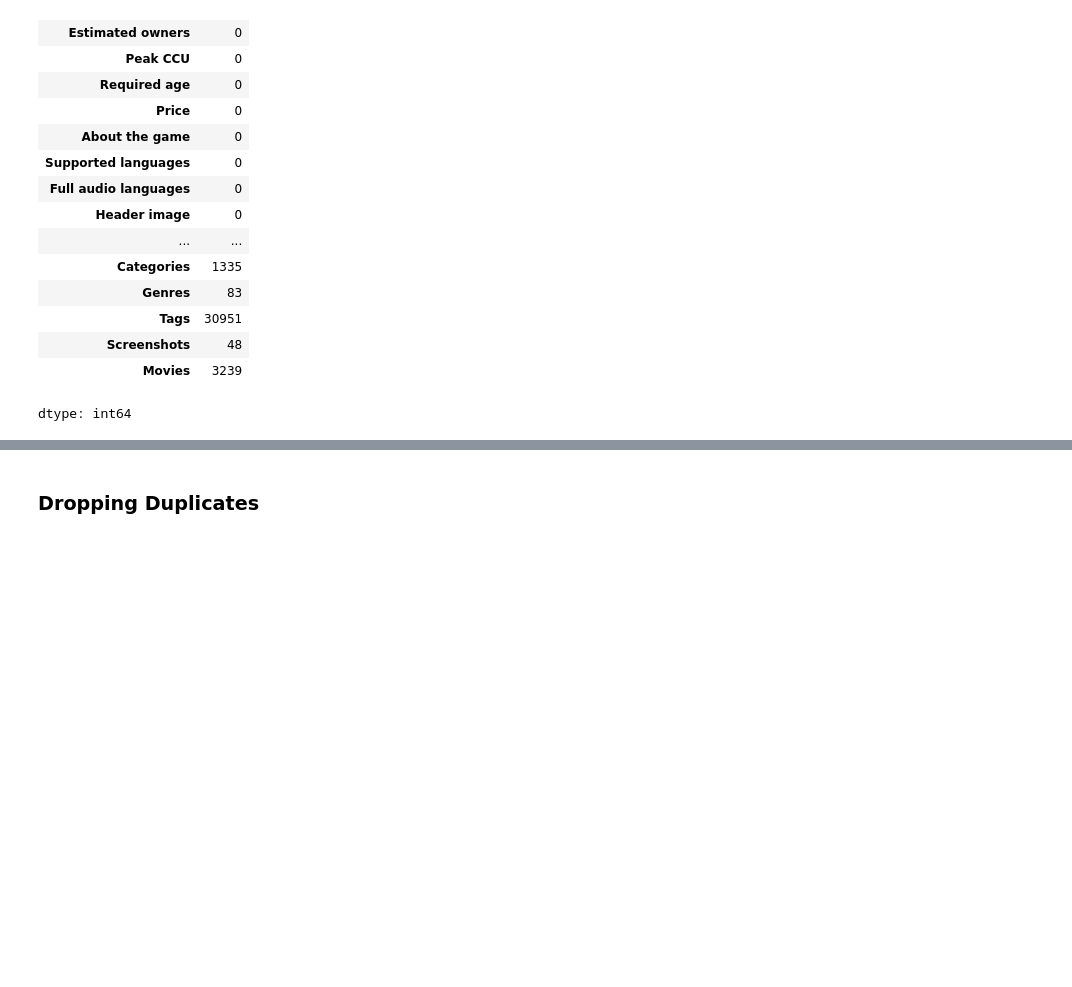
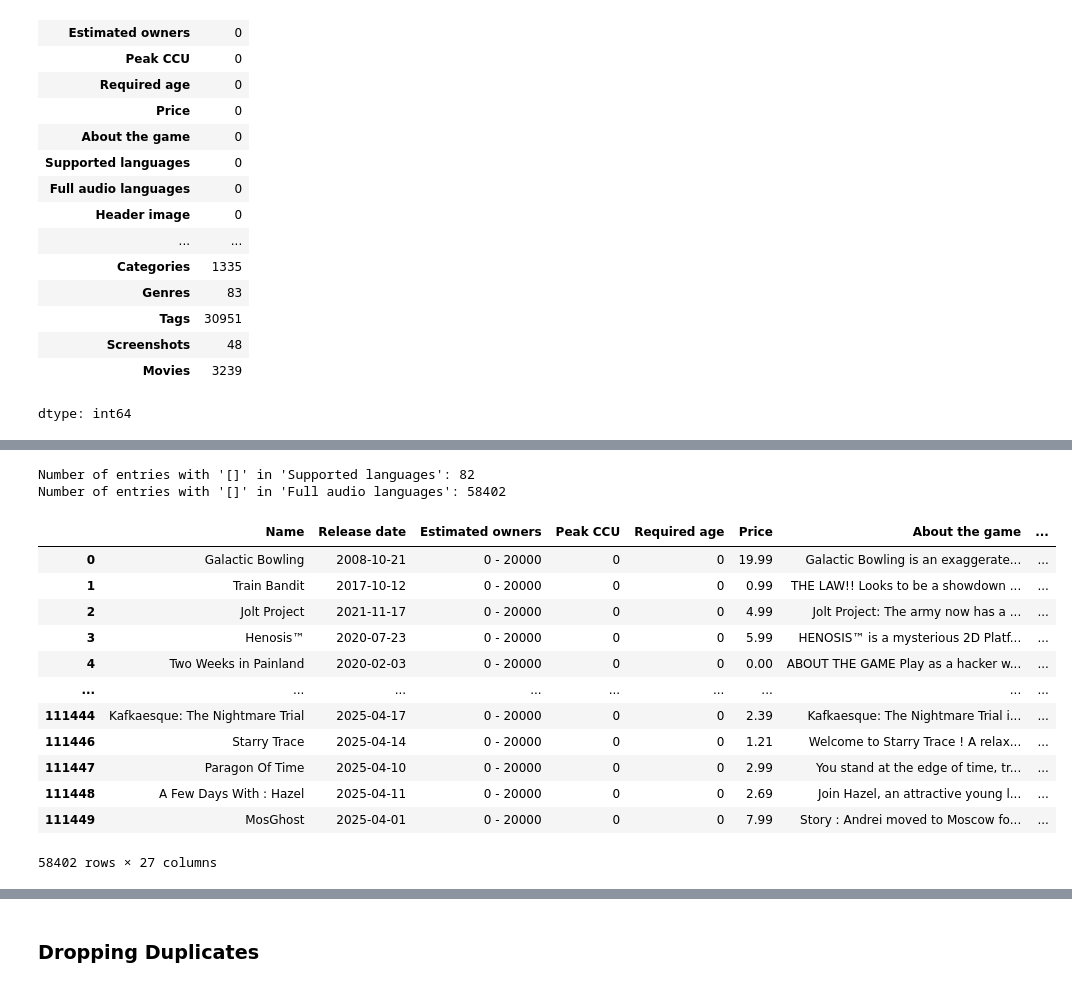
Before and after one commit to Bayhaqieee/Reccomendation_System_SteamGame, a Jupyter notebook: Reccommendation_System_Game_CF.ipynb, the cells around one changed output, grey strips where cells are left out. Drawn from its saved outputs; the diff is of its cells as text; code cells hidden in the pictures; blank space fills up the shorter version.

```diff
--- a/Reccommendation_System_Game_CF.ipynb
+++ b/Reccommendation_System_Game_CF.ipynb
@@ -377,0 +581,39 @@ preparation.sort_values('placeID')
+# %%
+# Function to check and replace empty lists, and count occurrences
+def replace_empty_lists_and_count(df, column_name):
+  empty_list_count = 0
+  for index, value in df[column_name].items():
+    if value == '[]':
+      df.loc[index, column_name] = f'No {column_name}'
+      empty_list_count += 1
+  return df, empty_list_count
+
+# Process 'Supported languages' column
+df, supported_languages_count = replace_empty_lists_and_count(df, 'Supported languages')
+print(f"Number of entries with '[]' in 'Supported languages': {supported_languages_count}")
+
+# Process 'Full audio languages' column
+df, full_audio_languages_count = replace_empty_lists_and_count(df, 'Full audio languages')
+print(f"Number of entries with '[]' in 'Full audio languages': {full_audio_languages_count}")
+
+# Display rows that originally contained '[]' in either column (now replaced)
+display(df[
+    (df['Supported languages'] == 'No Supported languages') |
+    (df['Full audio languages'] == 'No Full audio languages')
+])
+# %% [output]
+Number of entries with '[]' in 'Supported languages': 82
+Number of entries with '[]' in 'Full audio languages': 58402
+|  | Name | Release date | Estimated owners | Peak CCU | Required age | Price | About the game | ... |
+| 0 | Galactic Bowling | 2008-10-21 | 0 - 20000 | 0 | 0 | 19.99 | Galactic Bowling is an exaggerate... | ... |
+| 1 | Train Bandit | 2017-10-12 | 0 - 20000 | 0 | 0 | 0.99 | THE LAW!! Looks to be a showdown ... | ... |
+| 2 | Jolt Project | 2021-11-17 | 0 - 20000 | 0 | 0 | 4.99 | Jolt Project: The army now has a ... | ... |
+| 3 | Henosis™ | 2020-07-23 | 0 - 20000 | 0 | 0 | 5.99 | HENOSIS™ is a mysterious 2D Platf... | ... |
+| 4 | Two Weeks in Painland | 2020-02-03 | 0 - 20000 | 0 | 0 | 0.00 | ABOUT THE GAME Play as a hacker w... | ... |
+| ... | ... | ... | ... | ... | ... | ... | ... | ... |
+| 111444 | Kafkaesque: The Nightmare Trial | 2025-04-17 | 0 - 20000 | 0 | 0 | 2.39 | Kafkaesque: The Nightmare Trial i... | ... |
+| 111446 | Starry Trace | 2025-04-14 | 0 - 20000 | 0 | 0 | 1.21 | Welcome to Starry Trace ! A relax... | ... |
+| 111447 | Paragon Of Time | 2025-04-10 | 0 - 20000 | 0 | 0 | 2.99 | You stand at the edge of time, tr... | ... |
+| 111448 | A Few Days With : Hazel | 2025-04-11 | 0 - 20000 | 0 | 0 | 2.69 | Join Hazel, an attractive young l... | ... |
+| 111449 | MosGhost | 2025-04-01 | 0 - 20000 | 0 | 0 | 7.99 | Story : Andrei moved to Moscow fo... | ... |
+58402 rows × 27 columns
```
Also changed, not shown: parts of 31 cells of this notebook.
